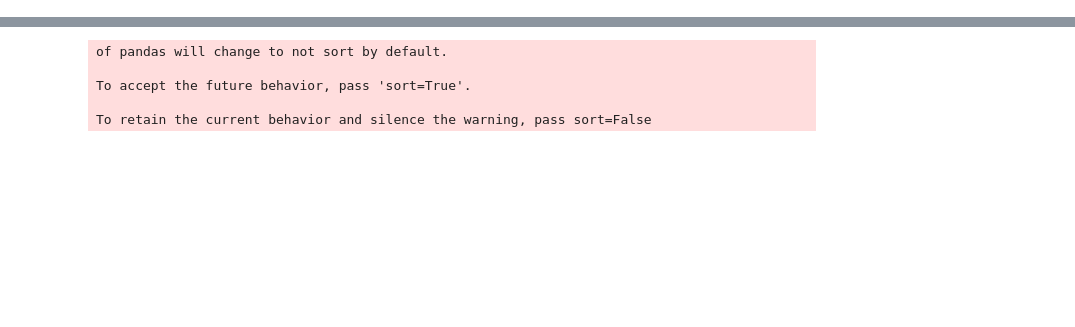
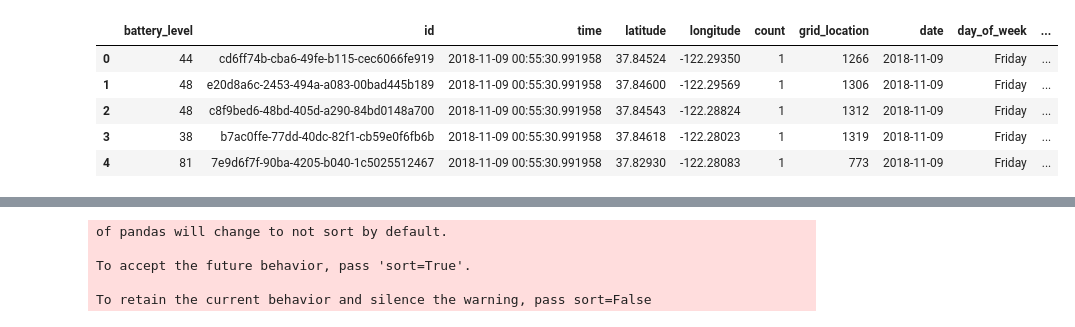
Before and after one commit to johnhayes20/Fantastic-Scooters-and-How-to-Redestribute-Them, a Jupyter notebook: Data Cleaning.ipynb, the cells around one changed output, grey strips where cells are left out. Saved outputs shown, nothing was run; the diff lists cells and outputs as text; code cells hidden in the pictures; blank space fills up the shorter version.

```diff
--- a/Data Cleaning.ipynb
+++ b/Data Cleaning.ipynb
@@ -14,7 +14,7 @@ def get_data():
     df = pd.read_csv('bird_data.csv')
     df.drop(['code', 'captive'], axis=1, inplace=True)
 
-    temp_df = df
+    temp_df = df.head(100)
 
     new_df = add_lat_long(temp_df)
     new_df['count'] = 1
@@ -120,8 +120,8 @@ def add_grid_location(df, n=42):
         lower_left = box["properties"]["lower_left"]
 
         mask = (
-            (new_df.latitude <= upper_right[1]) & (new_df.latitude >= lower_left[1]) &
-            (new_df.longitude <= upper_right[0]) & (new_df.longitude >= lower_left[0])
+            (df.latitude <= upper_right[1]) & (df.latitude >= lower_left[1]) &
+            (df.longitude <= upper_right[0]) & (df.longitude >= lower_left[0])
            )
 
         column_name = 'grid_location'
@@ -136,8 +136,8 @@ def add_time_chunk(df):
     return df
 # %%
 def add_day_of_week(df):
-    df['my_dates'] = pd.to_datetime(df['time']).dt.round("D")
-    df['day_of_week'] = df['my_dates'].dt.day_name()
+    df['date'] = pd.to_datetime(df['time']).dt.round("D")
+    df['day_of_week'] = df['date'].dt.day_name()
 
     return df
 # %%
@@ -146,9 +146,14 @@ def add_rounded_time(df, interval=15):
     Adds a column with the rounded time to the interval specified.
 
     '''
+    df['rounded_time'] = pd.to_datetime(df['time']).dt.round('15min')
+    #df['rounded_time'] = pd.to_datetime(df['time']).dt.round("Min").apply(lambda dt: datetime.datetime(dt.year, dt.month, dt.day, dt.hour,15*round((float(dt.minute) + float(dt.second)/60) / interval)))
+    #df['rounded_time'] = pd.Series([val.time() for val in df['rounded_time']])
 
-    df['rounded_time'] = pd.to_datetime(new_df['time']).dt.round("Min").apply(lambda dt: datetime.datetime(dt.year, dt.month, dt.day, dt.hour,15*round((float(dt.minute) + float(dt.second)/60) / interval)))
-    df['rounded_time'] = pd.Series([val.time() for val in df['rounded_time']])
+    df_time = pd.to_datetime(df["rounded_time"])
+
+    df['rounded_time'] = df_time.dt.hour*60+df_time.dt.minute*60 + df_time.dt.second
+
 
     return df
 # %%
@@ -216,0 +248,10 @@ See the caveats in the documentation: http://pandas.pydata.org/pandas-docs/stabl
+# %%
+#df['rounded_time'] = df['rounded_time'].dt.seconds()
+df.head()
+# %% [output]
+|  | battery_level | id | time | latitude | longitude | count | grid_location | date | day_of_week | ... |
+| 0 | 44 | cd6ff74b-cba6-49fe-b115-cec6066fe919 | 2018-11-09 00:55:30.991958 | 37.84524 | -122.29350 | 1 | 1266 | 2018-11-09 | Friday | ... |
+| 1 | 48 | e20d8a6c-2453-494a-a083-00bad445b189 | 2018-11-09 00:55:30.991958 | 37.84600 | -122.29569 | 1 | 1306 | 2018-11-09 | Friday | ... |
+| 2 | 48 | c8f9bed6-48bd-405d-a290-84bd0148a700 | 2018-11-09 00:55:30.991958 | 37.84543 | -122.28824 | 1 | 1312 | 2018-11-09 | Friday | ... |
+| 3 | 38 | b7ac0ffe-77dd-40dc-82f1-cb59e0f6fb6b | 2018-11-09 00:55:30.991958 | 37.84618 | -122.28023 | 1 | 1319 | 2018-11-09 | Friday | ... |
+| 4 | 81 | 7e9d6f7f-90ba-4205-b040-1c5025512467 | 2018-11-09 00:55:30.991958 | 37.82930 | -122.28083 | 1 | 773 | 2018-11-09 | Friday | ... |
```
Also changed, not shown: parts of 27 cells of this notebook, 1 other file.
